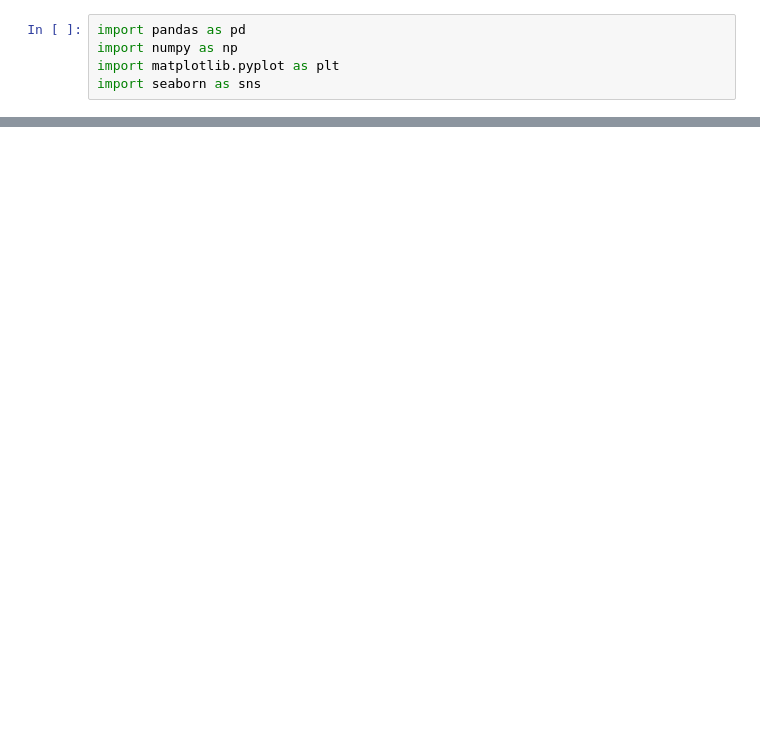
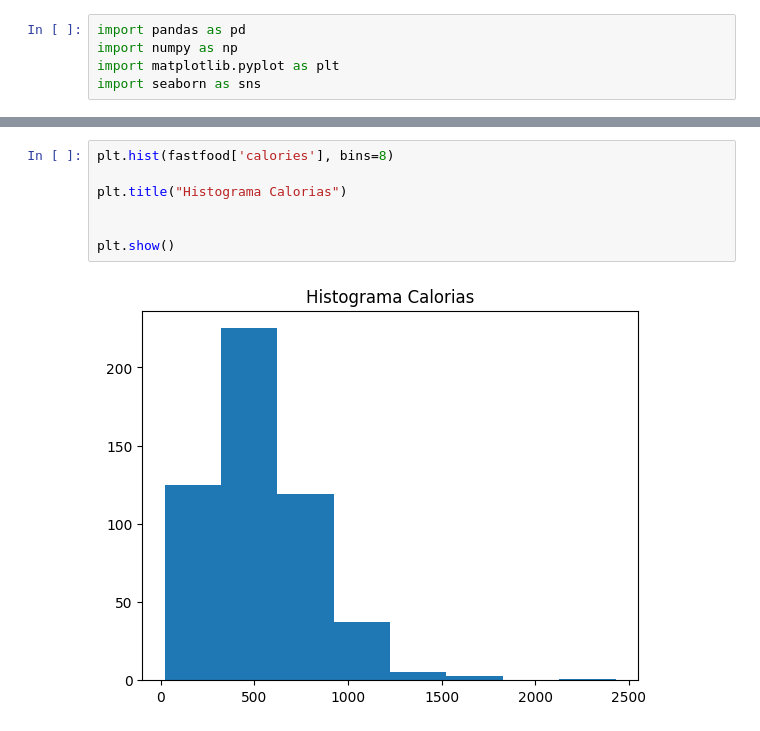
Before and after one commit to RodCavallini/Exercicios-Python, a Jupyter notebook: Exerciciosaula11.ipynb, the cells around one changed output, grey strips where cells are left out. Cells and saved outputs as stored; diff of their text form; blank space fills up the shorter version.

```diff
--- a/Exerciciosaula11.ipynb
+++ b/Exerciciosaula11.ipynb
@@ -36,0 +40,9 @@ TypeError: 'DataFrame' object is not callable
+# %%
+plt.hist(fastfood['calories'], bins=8)
+
+plt.title("Histograma Calorias")
+
+
+plt.show()
+# %% [output]
+[figure, added]
```
Also changed, not shown: parts of 4 cells of this notebook, 2 other files.
